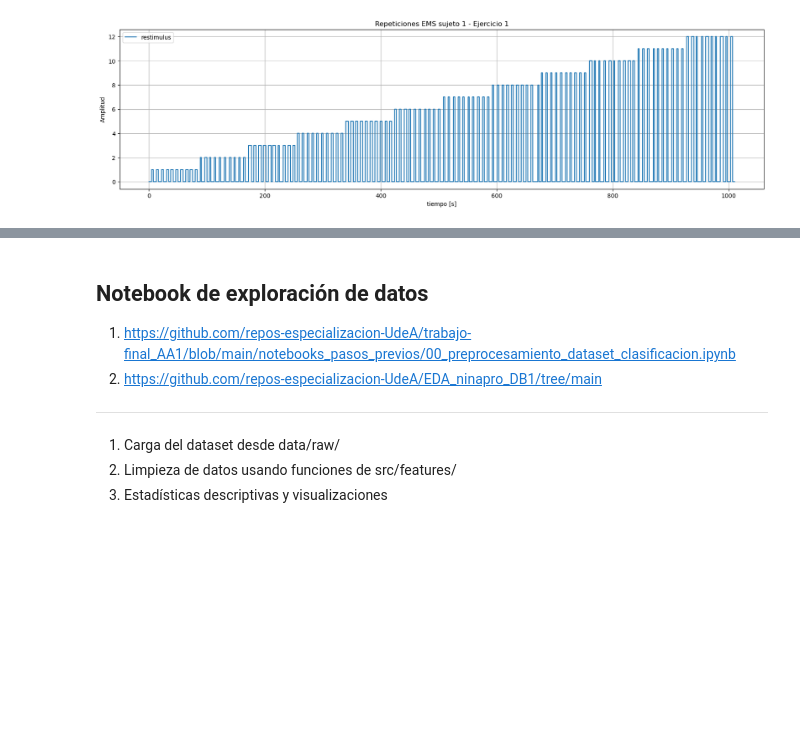
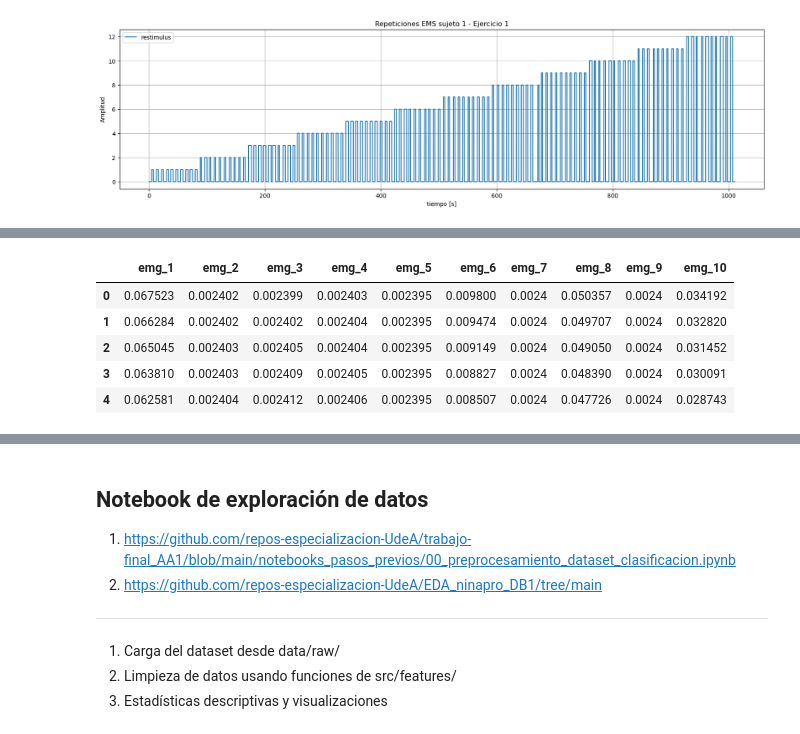
Before and after one commit to repos-especializacion-UdeA/monografia, a Jupyter notebook: notebooks/01_exploracion.ipynb, the cells around one changed output, grey strips where cells are left out. Saved outputs shown, nothing was run; the diff lists cells and outputs as text; code cells hidden in the pictures; blank space fills up the shorter version.

```diff
--- a/notebooks/01_exploracion.ipynb
+++ b/notebooks/01_exploracion.ipynb
@@ -109,0 +155,9 @@ graficar_medida1(signal_data_restimulus_df,
+# %%
+signal_data_emg_df_filt.head()
+# %% [output]
+|  | emg_1 | emg_2 | emg_3 | emg_4 | emg_5 | emg_6 | emg_7 | emg_8 | emg_9 | emg_10 |
+| 0 | 0.067523 | 0.002402 | 0.002399 | 0.002403 | 0.002395 | 0.009800 | 0.0024 | 0.050357 | 0.0024 | 0.034192 |
+| 1 | 0.066284 | 0.002402 | 0.002402 | 0.002404 | 0.002395 | 0.009474 | 0.0024 | 0.049707 | 0.0024 | 0.032820 |
+| 2 | 0.065045 | 0.002403 | 0.002405 | 0.002404 | 0.002395 | 0.009149 | 0.0024 | 0.049050 | 0.0024 | 0.031452 |
+| 3 | 0.063810 | 0.002403 | 0.002409 | 0.002405 | 0.002395 | 0.008827 | 0.0024 | 0.048390 | 0.0024 | 0.030091 |
+| 4 | 0.062581 | 0.002404 | 0.002412 | 0.002406 | 0.002395 | 0.008507 | 0.0024 | 0.047726 | 0.0024 | 0.028743 |
```
Also changed, not shown: parts of 11 cells of this notebook, 6 other files.
